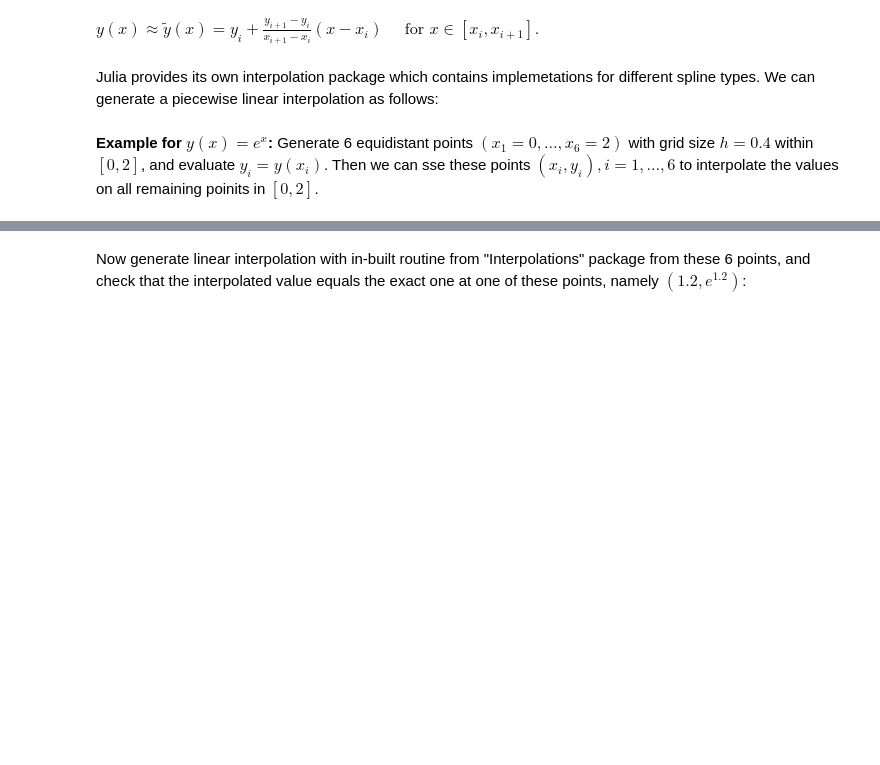
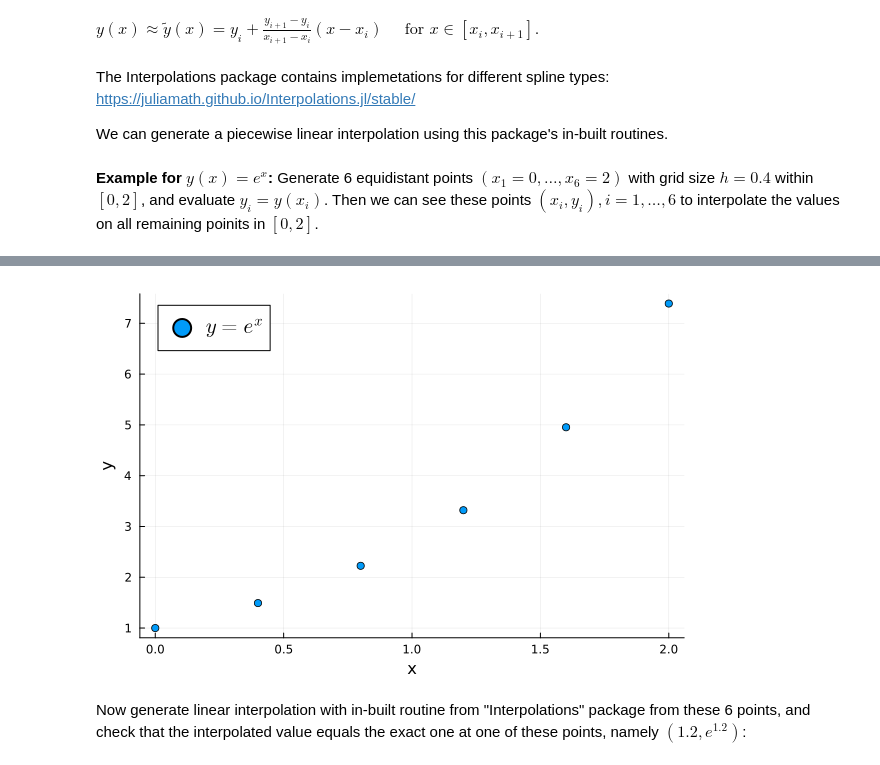
Before and after one commit to jacob-cunningham-ds/me2060, a Jupyter notebook: modules/module_3/splines.ipynb, the cells around one changed output, grey strips where cells are left out. Saved outputs shown, nothing was run; the diff lists cells and outputs as text; code cells hidden in the pictures; blank space fills up the shorter version.

```diff
--- a/modules/module_3/splines.ipynb
+++ b/modules/module_3/splines.ipynb
@@ -10,23 +10,24 @@ Given a set of points $(x_i,y_i)$, piecewise linear interpolation simply connect
 # %% [markdown]
 $y(x)\approx \tilde{y}(x) = y_i + \frac{y_{i+1}-y_i}{x_{i+1}-x_i}(x-x_i) \quad \text{ for } x\in[x_i,x_{i+1}].$
 # %% [markdown]
-Julia provides its own interpolation package which contains implemetations for different spline types. We can generate a piecewise linear interpolation as follows:
+The Interpolations package contains implemetations for different spline types: https://juliamath.github.io/Interpolations.jl/stable/
+
+We can generate a piecewise linear interpolation using this package's in-built routines.
 # %% [markdown]
-<b> Example for $y(x)=e^x$: </b> Generate 6 equidistant points $(x_1=0,\dots,x_6=2)$ with grid size $h=0.4$ within $[0,2]$, and evaluate $y_i=y(x_i)$. Then we can sse these points $(x_i,y_i), i=1,\dots,6$ to interpolate the values on all remaining poinits in $[0,2]$.
+<b> Example for $y(x)=e^x$: </b> Generate 6 equidistant points $(x_1=0,\dots,x_6=2)$ with grid size $h=0.4$ within $[0,2]$, and evaluate $y_i=y(x_i)$. Then we can see these points $(x_i,y_i), i=1,\dots,6$ to interpolate the values on all remaining poinits in $[0,2]$.
 # %%
 #Generate 6 points used for interpolation of y(x)=e^(x)
 xs = 0:0.4:2.0
 A = exp.(xs);
 
 #Plot points
-using Plotly
+using Plots
+using LaTeXStrings
 
-#Specify layout
-layout = Layout(title="Points used for interpolation of the exponential function",
 
-                   xaxis_title="x",
+plot(xs,A, seriestype=:scatter, label=L"y=e^x",legendfontsize=14)
 
-                   yaxis_title="y")
-
-plot(xs,A, type="scatter2d", mode="markers", layout)
+#Set plot axis
+xlabel!("x")
+ylabel!("y")
 # %% [output]
@@ -34,3 +34,4 @@ plot(xs,A, type="scatter2d", mode="markers", layout)
+[figure, added]
 # %% [markdown]
 Now generate linear interpolation with in-built routine from "Interpolations" package from these 6 points, and check that the interpolated value equals the exact one at one of these points, namely $(1.2, e^{1.2} )$:
 # %%
```
Also changed, not shown: parts of 10 cells of this notebook, 6 other files.
